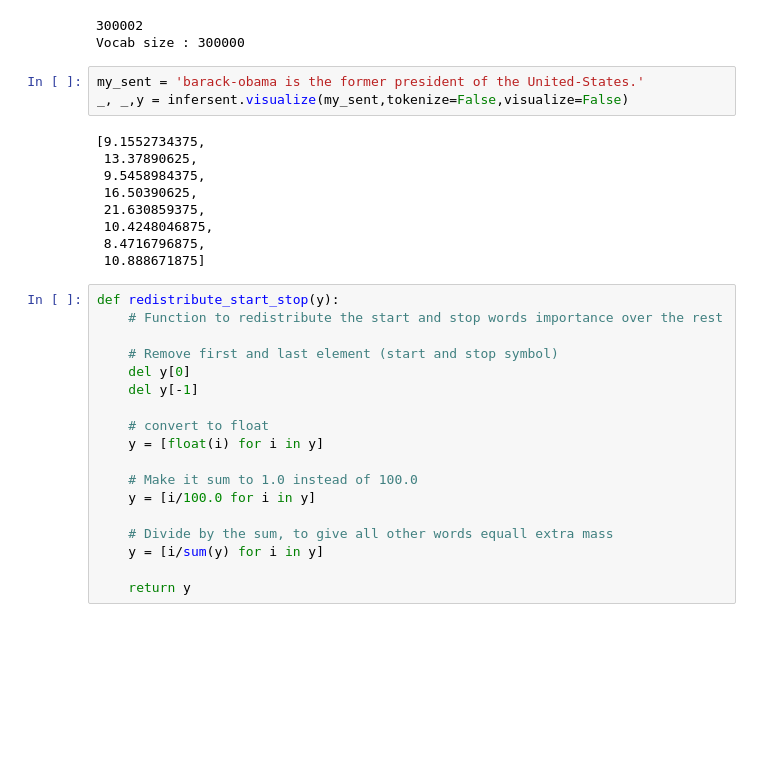
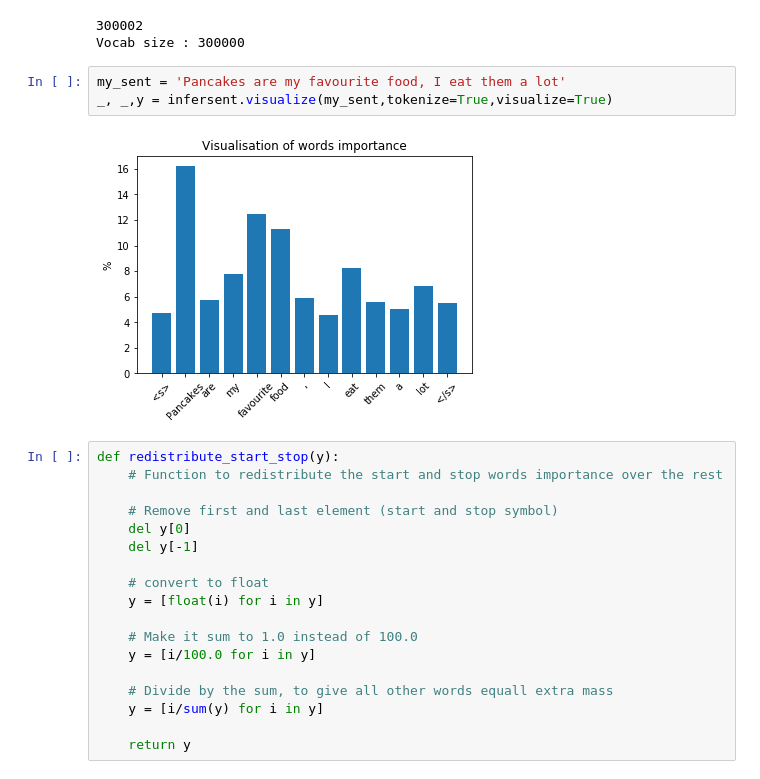
Before and after one commit to jorism1993/ULL-Practicals, a Jupyter notebook: 3/InferSent.ipynb, the cells around one changed output. Saved outputs shown, nothing was run; the diff lists cells and outputs as text; blank space fills up the shorter version.

Commit message:
InferSent model update

```diff
--- a/3/InferSent.ipynb
+++ b/3/InferSent.ipynb
@@ -29,18 +29,11 @@ infersent.build_vocab_k_words(K=300000)
 # %% [output]
 300002
 Vocab size : 300000
-# %%
-my_sent = 'barack-obama is the former president of the United-States.'
-_, _,y = infersent.visualize(my_sent,tokenize=False,visualize=False)
-# %% [output]
-[9.1552734375,
- 13.37890625,
- 9.5458984375,
- 16.50390625,
- 21.630859375,
- 10.4248046875,
- 8.4716796875,
- 10.888671875]
+# %%
+my_sent = 'Pancakes are my favourite food, I eat them a lot'
+_, _,y = infersent.visualize(my_sent,tokenize=True,visualize=True)
+# %% [output]
+[figure, added]
 # %%
 def redistribute_start_stop(y):
     # Function to redistribute the start and stop words importance over the rest
```
Also changed, not shown: 6 other files.
